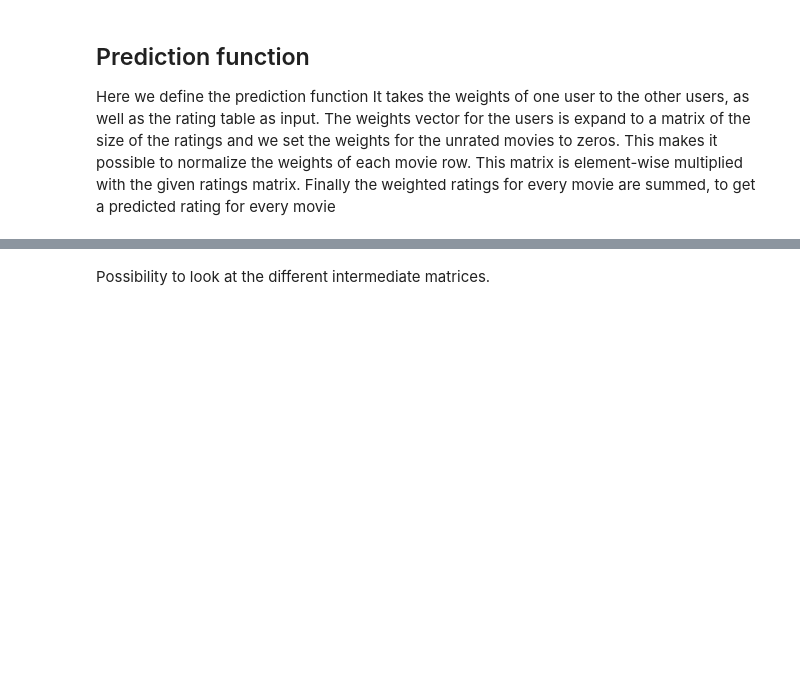
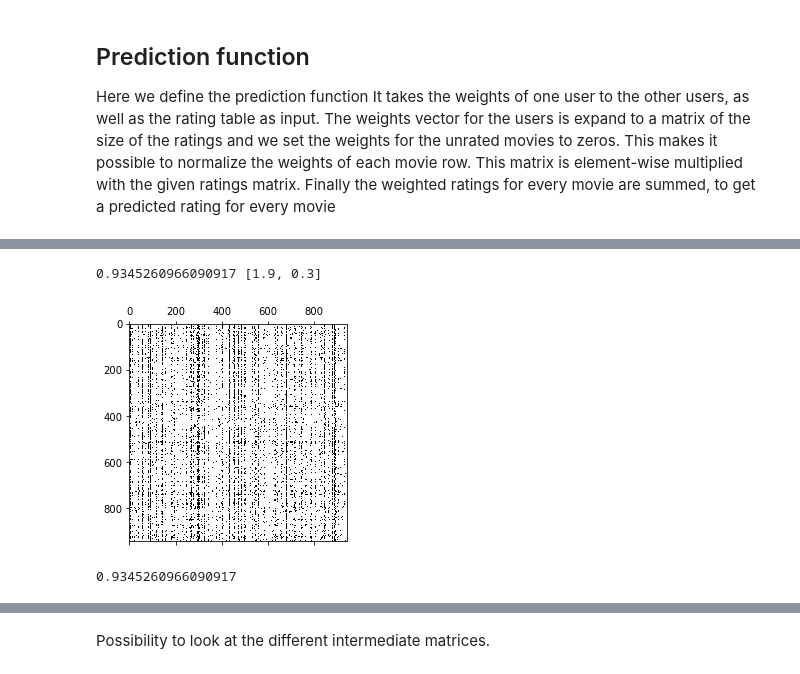
Before and after one commit to Lambo97/MovieRecommendation, a Jupyter notebook: src/near_user_prediction.ipynb, the cells around one changed output, grey strips where cells are left out. Drawn from its saved outputs; the diff is of its cells as text; code cells hidden in the pictures; blank space fills up the shorter version.

```diff
--- a/src/near_user_prediction.ipynb
+++ b/src/near_user_prediction.ipynb
@@ -188,15 +206,3 @@ Define an epsilon kernel (epsilon similarity matrix)
-# %%
-def epsilon_kernel(X: np.ndarray, sigma=1, epsilon=0):
-    """ X (n x d): distance matrix
-        sigma (float): width of the kernel
-        epsilon (float): threshold
-        Return:
-        adjacency (n x n ndarray): adjacency matrix of the graph.
-    """
-    adjacency = np.exp( - X / (2 * (sigma ** 2)))
-    adjacency[adjacency < epsilon] = 0
-    np.fill_diagonal(adjacency, 0)
-    return adjacency
 # %% [markdown]
 ## Prediction function
 Here we define the prediction function
@@ -232,0 +274,7 @@ NameError: name 'ratings_train' is not defined
+# %%
+x0 = [1.92, 0.3 ]
+optimize_epsilon(x0)
+# %% [output]
+0.9345260966090917 [1.9, 0.3]
+[figure, added]
+0.9345260966090917
```
Also changed, not shown: parts of 76 cells of this notebook, 41 other files.
